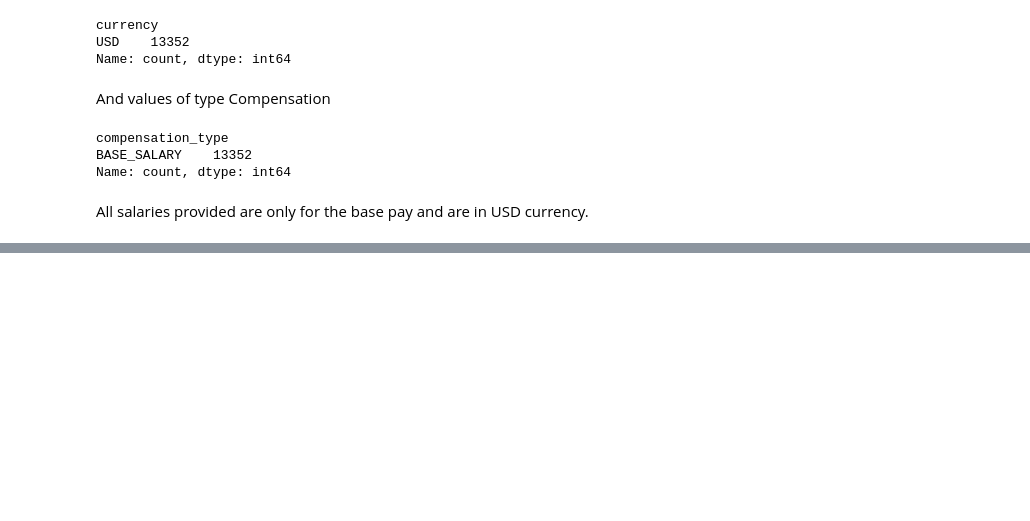
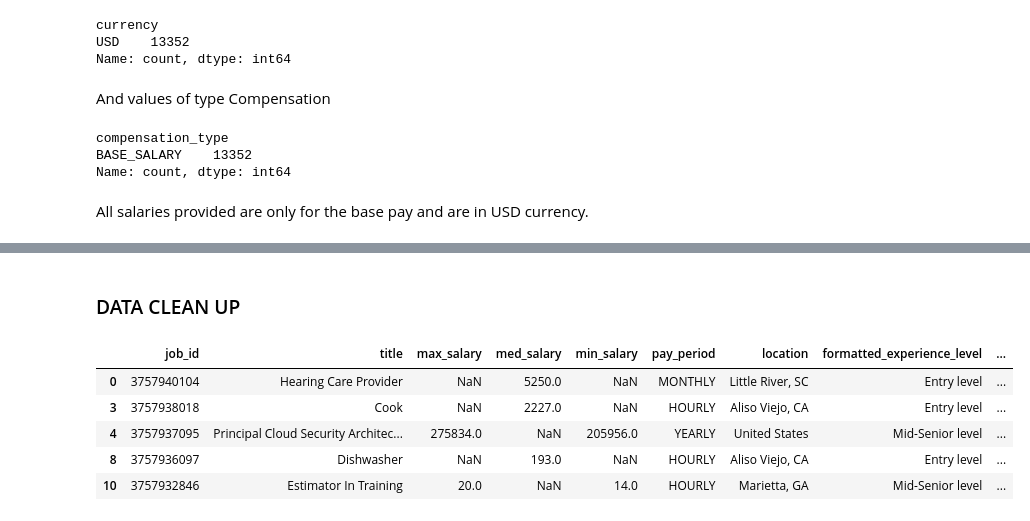
Before and after one commit to mdlangeles/Linkedin_Job_Postings_ETL, a Jupyter notebook: eda.ipynb, the cells around one changed output, grey strips where cells are left out. Drawn from its saved outputs; the diff is of its cells as text; code cells hidden in the pictures; blank space fills up the shorter version.

Commit message:
Venv activate, JobsIndustries table creation, Dataframes Creation and Data Clean Up

```diff
--- a/eda.ipynb
+++ b/eda.ipynb
@@ -391,0 +417,8 @@ All salaries provided are only for the base pay and are in USD currency.
+# %%
+engine = create_engine(db_connection)
+connection = engine.connect()
+# %%
+table_name = 'jobsLinkedin'
+jobsPostings_df = pd.read_sql_table(table_name, connection)
+
+jobsPostings_df.head()
@@ -391,0 +457,17 @@ All salaries provided are only for the base pay and are in USD currency.
+# %% [markdown]
+### DATA CLEAN UP
+# %%
+keep_columns = ['job_id', 'title', 'max_salary', 'med_salary', 'min_salary', 'pay_period', 'location', 'formatted_experience_level', 'currency']
+
+condition_1 = (jobsPostings_df['work_type'] == 'FULL_TIME')
+condition_2 = (jobsPostings_df['pay_period'].isin (['YEARLY', 'HOURLY', 'MONTHLY', 'WEEKLY']))
+
+jobsPostings_df2 = jobsPostings_df.loc[condition_1 & condition_2][keep_columns]
+jobsPostings_df2.head()
+# %% [output]
+|  | job_id | title | max_salary | med_salary | min_salary | pay_period | location | formatted_experience_level | ... |
+| 0 | 3757940104 | Hearing Care Provider | NaN | 5250.0 | NaN | MONTHLY | Little River, SC | Entry level | ... |
+| 3 | 3757938018 | Cook | NaN | 2227.0 | NaN | HOURLY | Aliso Viejo, CA | Entry level | ... |
+| 4 | 3757937095 | Principal Cloud Security Architec... | 275834.0 | NaN | 205956.0 | YEARLY | United States | Mid-Senior level | ... |
+| 8 | 3757936097 | Dishwasher | NaN | 193.0 | NaN | HOURLY | Aliso Viejo, CA | Entry level | ... |
+| 10 | 3757932846 | Estimator In Training | 20.0 | NaN | 14.0 | HOURLY | Marietta, GA | Mid-Senior level | ... |
```
Also changed, not shown: parts of 10 cells of this notebook.
